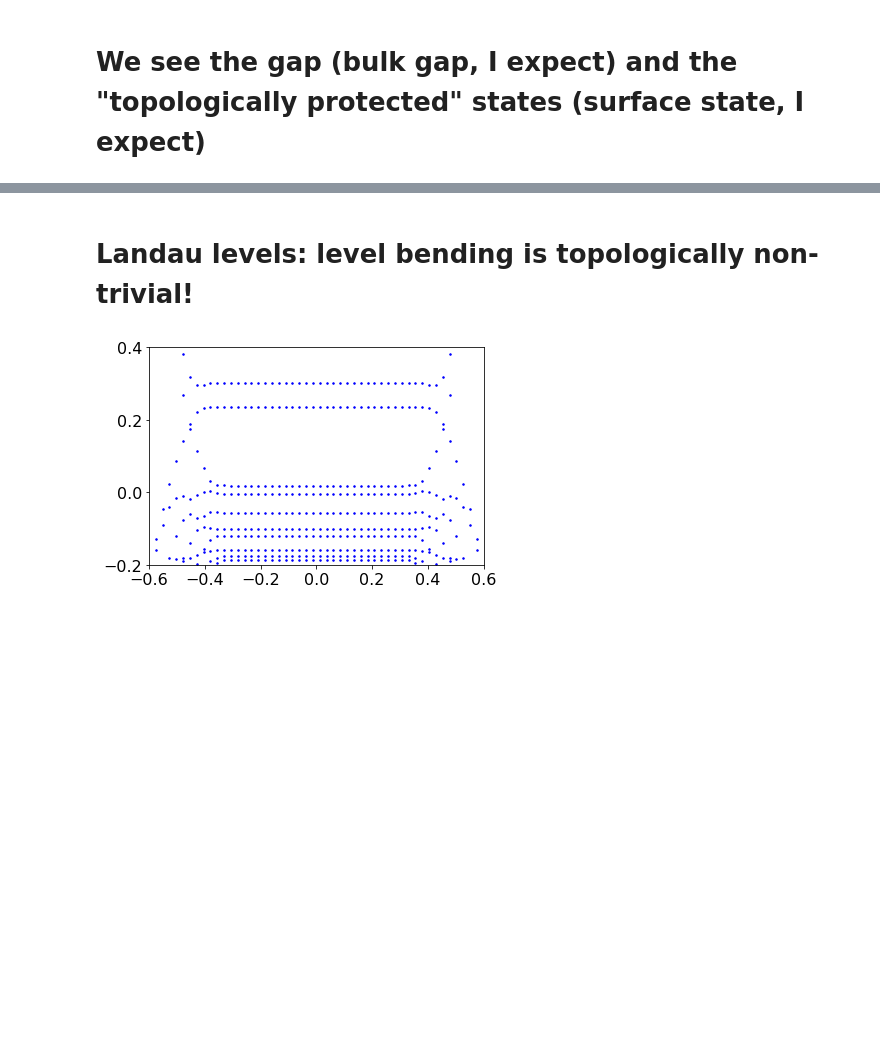
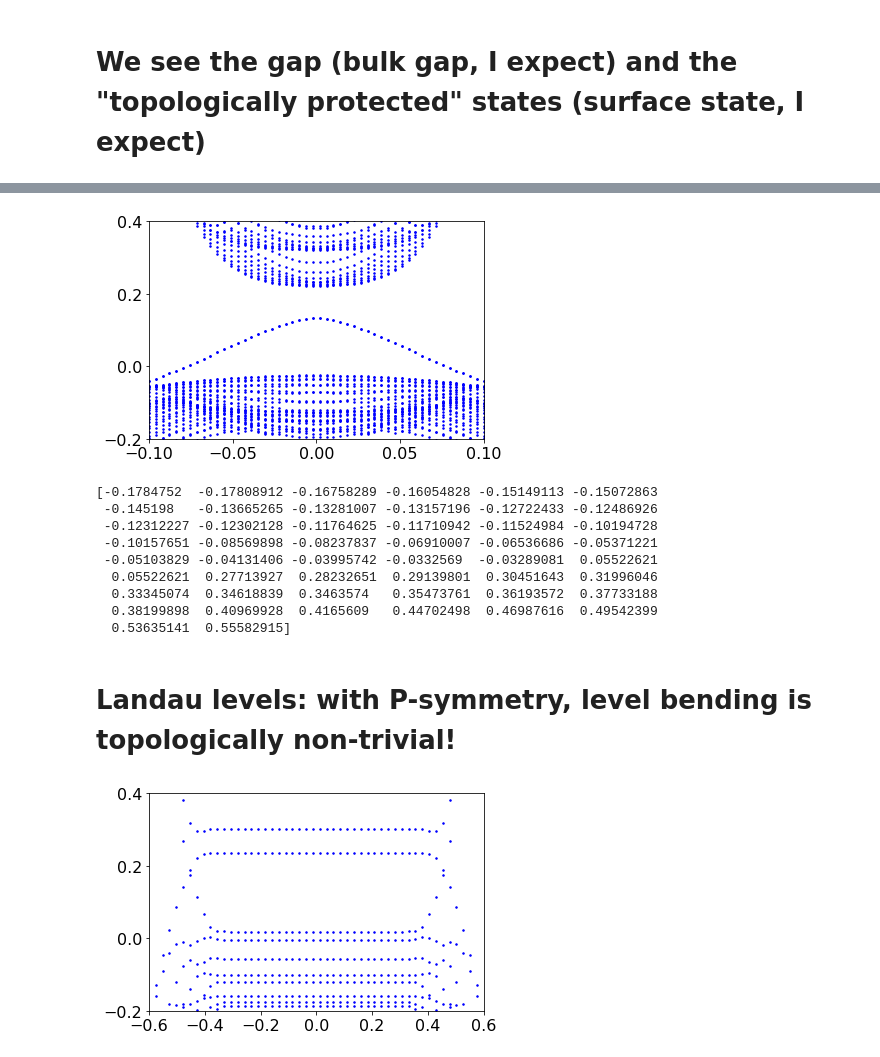
Before and after one commit to tyomaiva/Topological-matter-other, a Jupyter notebook: Topological-insulator.ipynb, the cells around one changed output, grey strips where cells are left out. Saved outputs shown, nothing was run; the diff lists cells and outputs as text; code cells hidden in the pictures; blank space fills up the shorter version.

```diff
--- a/Topological-insulator.ipynb
+++ b/Topological-insulator.ipynb
@@ -28,5 +64,24 @@ spectrum_plot(evals, -0.3, 0.3, 20)
+# %%
+params = copy(ParametersDefault)
+params.b0 = 0.1
+evals, evecs = pSweep(fsysDefault, params, -0.1, 0.1, 50, 'pySweep')
+plt = spectrum_plot(evals, -0.1, 0.1, 50, ShowPlot = False)
+plt.ylim(-0.2,0.4)
+plt.show()
+print(evals[12])
+# %% [output]
+[figure, added]
+[-0.1784752  -0.17808912 -0.16758289 -0.16054828 -0.15149113 -0.15072863
+ -0.145198   -0.13665265 -0.13281007 -0.13157196 -0.12722433 -0.12486926
+ -0.12312227 -0.12302128 -0.11764625 -0.11710942 -0.11524984 -0.10194728
+ -0.10157651 -0.08569898 -0.08237837 -0.06910007 -0.06536686 -0.05371221
+ -0.05103829 -0.04131406 -0.03995742 -0.0332569  -0.03289081  0.05522621
+  0.05522621  0.27713927  0.28232651  0.29139801  0.30451643  0.31996046
+  0.33345074  0.34618839  0.3463574   0.35473761  0.36193572  0.37733188
+  0.38199898  0.40969928  0.4165609   0.44702498  0.46987616  0.49542399
+  0.53635141  0.55582915]
 # %% [markdown]
-# Landau levels: level bending is topologically non-trivial!
+# Landau levels: with P-symmetry, level bending is topologically non-trivial!
 # %%
 params = copy(ParametersDefault)
 params.lBinv2 = 1 / 20.**2
```
Also changed, not shown: parts of 6 cells of this notebook, 1 other file.
